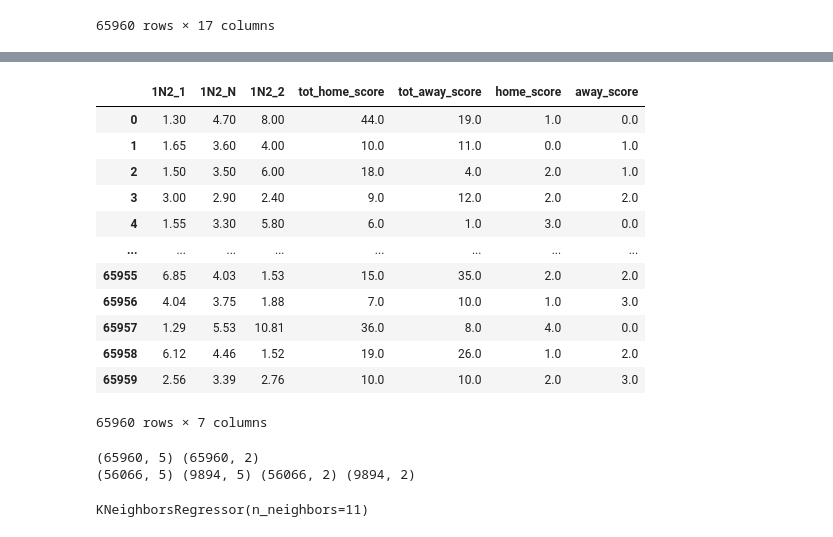
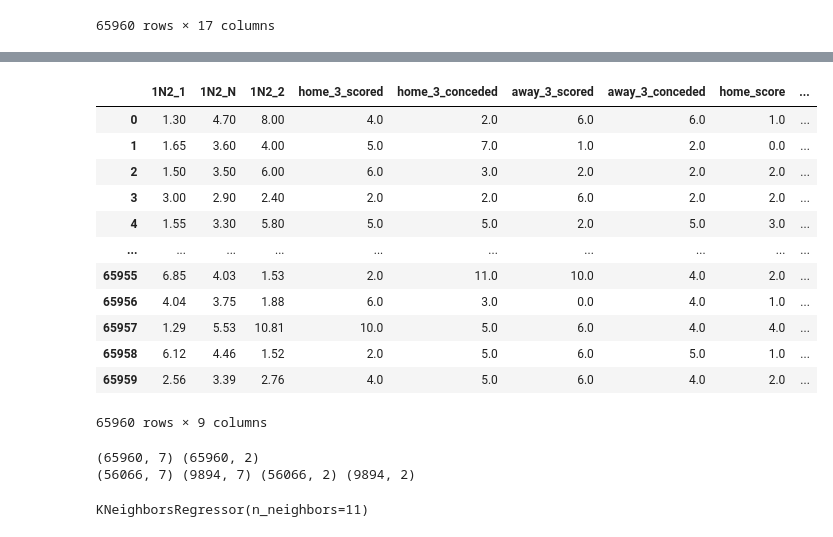
Before and after one commit to resquator/football-predictor, a Jupyter notebook: programs/football-eda.ipynb, the cells around one changed output, grey strips where cells are left out. Saved outputs shown, nothing was run; the diff lists cells and outputs as text; code cells hidden in the pictures.

```diff
--- a/programs/football-eda.ipynb
+++ b/programs/football-eda.ipynb
@@ -216,10 +228,0 @@ data
-# %%
-for idx, r in data.iterrows():
-    t1 = r.home_team
-    t2 = r.away_team
-    ht = data.query('home_team == @t1 & away_team == @t2')
-    ht = ht[['home_score','away_score']].sum()
-    data.loc[idx,'tot_home_score']=ht[0]
-    data.loc[idx,'tot_away_score']=ht[1]
-
-data
@@ -240,25 +342,25 @@ data
 # %%
-df = data[['1N2_1','1N2_N','1N2_2','tot_home_score','tot_away_score','home_score','away_score']]
+df = data[['1N2_1','1N2_N','1N2_2','home_3_scored','home_3_conceded','away_3_scored','away_3_conceded','home_score','away_score']].fillna(0)
 df
 # %% [output]
-|  | 1N2_1 | 1N2_N | 1N2_2 | tot_home_score | tot_away_score | home_score | away_score |
-| 0 | 1.30 | 4.70 | 8.00 | 44.0 | 19.0 | 1.0 | 0.0 |
-| 1 | 1.65 | 3.60 | 4.00 | 10.0 | 11.0 | 0.0 | 1.0 |
-| 2 | 1.50 | 3.50 | 6.00 | 18.0 | 4.0 | 2.0 | 1.0 |
-| 3 | 3.00 | 2.90 | 2.40 | 9.0 | 12.0 | 2.0 | 2.0 |
-| 4 | 1.55 | 3.30 | 5.80 | 6.0 | 1.0 | 3.0 | 0.0 |
-| ... | ... | ... | ... | ... | ... | ... | ... |
-| 65955 | 6.85 | 4.03 | 1.53 | 15.0 | 35.0 | 2.0 | 2.0 |
-| 65956 | 4.04 | 3.75 | 1.88 | 7.0 | 10.0 | 1.0 | 3.0 |
-| 65957 | 1.29 | 5.53 | 10.81 | 36.0 | 8.0 | 4.0 | 0.0 |
-| 65958 | 6.12 | 4.46 | 1.52 | 19.0 | 26.0 | 1.0 | 2.0 |
-| 65959 | 2.56 | 3.39 | 2.76 | 10.0 | 10.0 | 2.0 | 3.0 |
+|  | 1N2_1 | 1N2_N | 1N2_2 | home_3_scored | home_3_conceded | away_3_scored | away_3_conceded | home_score | ... |
+| 0 | 1.30 | 4.70 | 8.00 | 4.0 | 2.0 | 6.0 | 6.0 | 1.0 | ... |
+| 1 | 1.65 | 3.60 | 4.00 | 5.0 | 7.0 | 1.0 | 2.0 | 0.0 | ... |
+| 2 | 1.50 | 3.50 | 6.00 | 6.0 | 3.0 | 2.0 | 2.0 | 2.0 | ... |
+| 3 | 3.00 | 2.90 | 2.40 | 2.0 | 2.0 | 6.0 | 2.0 | 2.0 | ... |
+| 4 | 1.55 | 3.30 | 5.80 | 5.0 | 5.0 | 2.0 | 5.0 | 3.0 | ... |
+| ... | ... | ... | ... | ... | ... | ... | ... | ... | ... |
+| 65955 | 6.85 | 4.03 | 1.53 | 2.0 | 11.0 | 10.0 | 4.0 | 2.0 | ... |
+| 65956 | 4.04 | 3.75 | 1.88 | 6.0 | 3.0 | 0.0 | 4.0 | 1.0 | ... |
+| 65957 | 1.29 | 5.53 | 10.81 | 10.0 | 5.0 | 6.0 | 4.0 | 4.0 | ... |
+| 65958 | 6.12 | 4.46 | 1.52 | 2.0 | 5.0 | 6.0 | 5.0 | 1.0 | ... |
+| 65959 | 2.56 | 3.39 | 2.76 | 4.0 | 5.0 | 6.0 | 4.0 | 2.0 | ... |
-65960 rows × 7 columns
+65960 rows × 9 columns
 # %%
 
-
-X = df[['1N2_1','1N2_N','1N2_2','tot_home_score','tot_away_score']]
-y = df.drop(['1N2_1','1N2_N','1N2_2','tot_home_score','tot_away_score'],axis=1)
+model_cols = ['1N2_1','1N2_N','1N2_2','home_3_scored','home_3_conceded','away_3_scored','away_3_conceded']
+X = df[model_cols]
+y = df.drop(model_cols,axis=1)
 # summarize dataset
 print(X.shape, y.shape)
 
@@ -276,8 +378,8 @@ scaler = StandardScaler()
 X_train = scaler.fit_transform(X_train)
 X_test = scaler.transform(X_test)
 # %% [output]
-(65960, 5) (65960, 2)
-(56066, 5) (9894, 5) (56066, 2) (9894, 2)
+(65960, 7) (65960, 2)
+(56066, 7) (9894, 7) (56066, 2) (9894, 2)
 # %%
 model = LinearRegression(fit_intercept=False)
 
```
Also changed, not shown: parts of 11 cells of this notebook.
